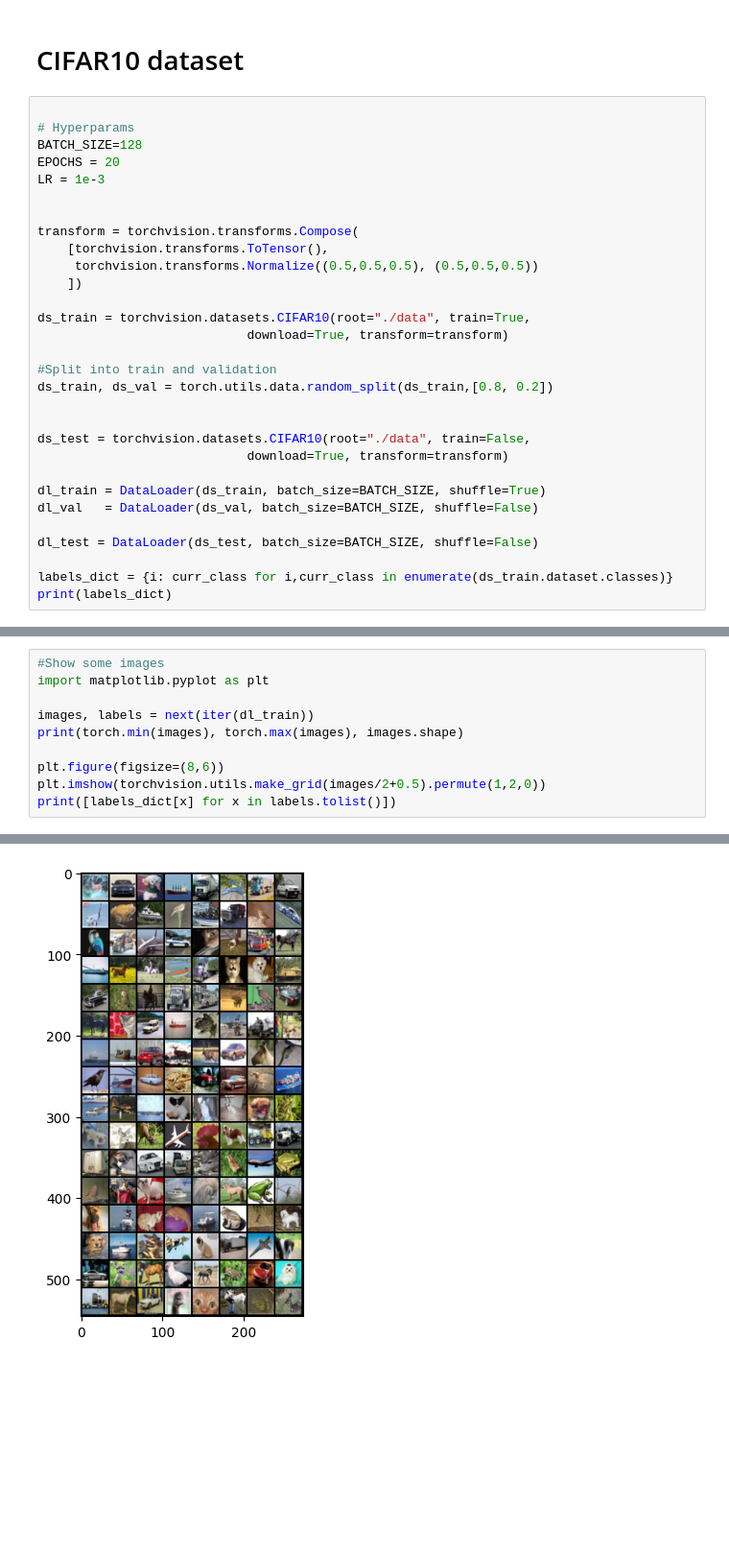
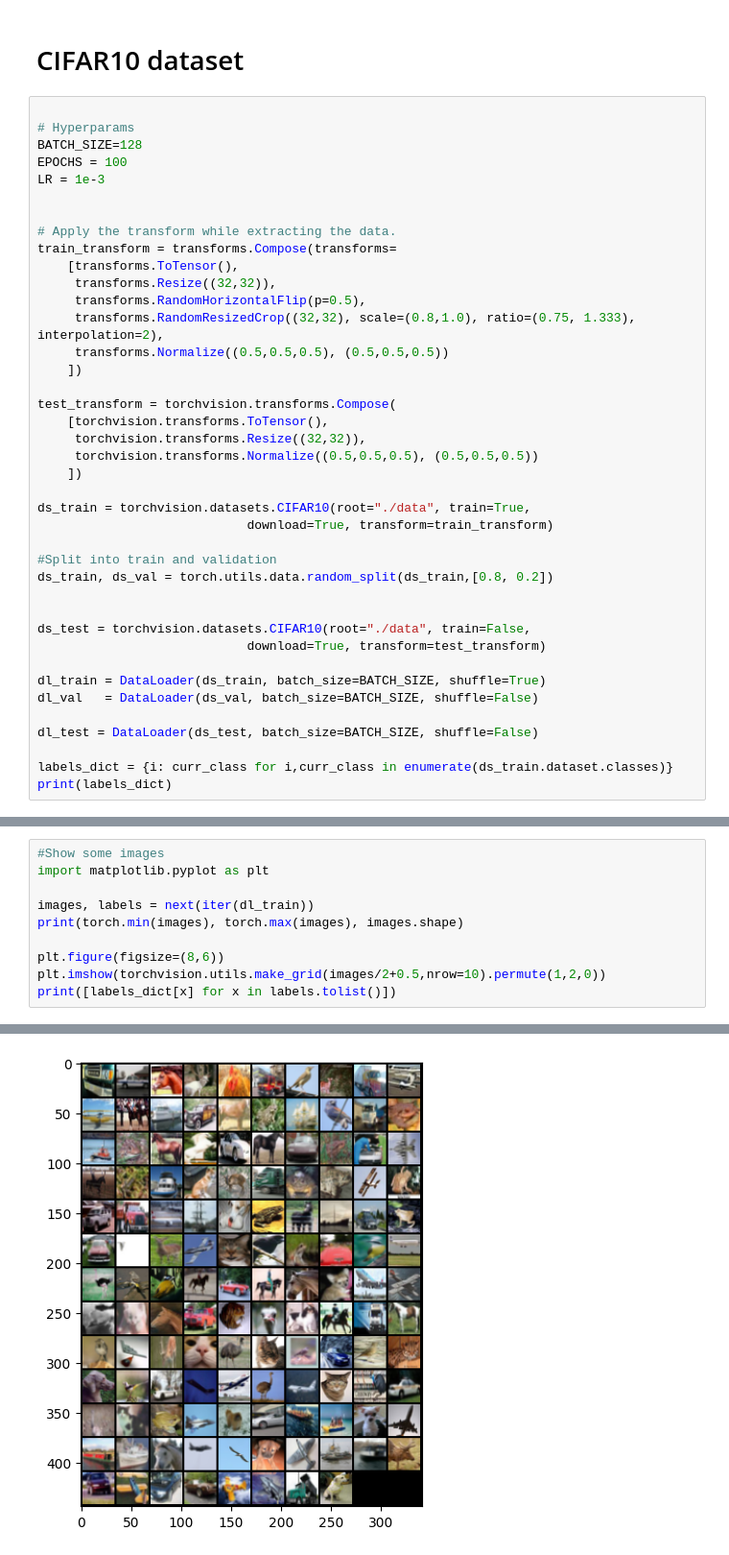
Before and after one commit to rudraxx/pytorch, a Jupyter notebook: Vision_Transformer_in_Pytorch.ipynb, the cells around one changed output, grey strips where cells are left out. Shown: that part at 96% size. Cells and saved outputs as stored; diff of their text form; blank space fills up the shorter version.

```diff
--- a/Vision_Transformer_in_Pytorch.ipynb
+++ b/Vision_Transformer_in_Pytorch.ipynb
@@ -518,24 +518,34 @@ torch.Size([12, 10])
 
 # Hyperparams
 BATCH_SIZE=128
-EPOCHS = 20
+EPOCHS = 100
 LR = 1e-3
 
 
-transform = torchvision.transforms.Compose(
+# Apply the transform while extracting the data.
+train_transform = transforms.Compose(transforms=
+    [transforms.ToTensor(),
+     transforms.Resize((32,32)),
+     transforms.RandomHorizontalFlip(p=0.5),
+     transforms.RandomResizedCrop((32,32), scale=(0.8,1.0), ratio=(0.75, 1.333), interpolation=2),
+     transforms.Normalize((0.5,0.5,0.5), (0.5,0.5,0.5))
+    ])
+
+test_transform = torchvision.transforms.Compose(
     [torchvision.transforms.ToTensor(),
+     torchvision.transforms.Resize((32,32)),
      torchvision.transforms.Normalize((0.5,0.5,0.5), (0.5,0.5,0.5))
     ])
 
 ds_train = torchvision.datasets.CIFAR10(root="./data", train=True,
-                            download=True, transform=transform)
+                            download=True, transform=train_transform)
 
 #Split into train and validation
 ds_train, ds_val = torch.utils.data.random_split(ds_train,[0.8, 0.2])
 
 
 ds_test = torchvision.datasets.CIFAR10(root="./data", train=False,
-                            download=True, transform=transform)
+                            download=True, transform=test_transform)
 
 dl_train = DataLoader(ds_train, batch_size=BATCH_SIZE, shuffle=True)
 dl_val   = DataLoader(ds_val, batch_size=BATCH_SIZE, shuffle=False)
@@ -557,7 +566,7 @@ images, labels = next(iter(dl_train))
 print(torch.min(images), torch.max(images), images.shape)
 
 plt.figure(figsize=(8,6))
-plt.imshow(torchvision.utils.make_grid(images/2+0.5).permute(1,2,0))
+plt.imshow(torchvision.utils.make_grid(images/2+0.5,nrow=10).permute(1,2,0))
 print([labels_dict[x] for x in labels.tolist()])
 # %% [output]
 tensor(-1.) tensor(1.) torch.Size([128, 3, 32, 32])
@@ -565,4 +574,4 @@ tensor(-1.) tensor(1.) torch.Size([128, 3, 32, 32])
-[figure, old version]
+[figure, new version]
 # %%
 # Set the loss and optimizer
 criterion = nn.CrossEntropyLoss()
```
Also changed, not shown: parts of 8 cells of this notebook.
